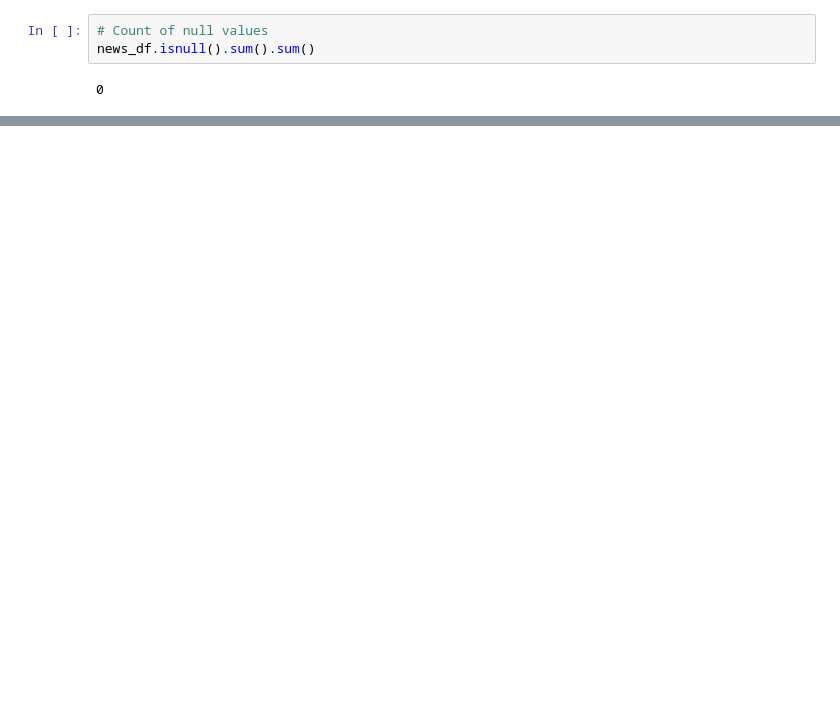
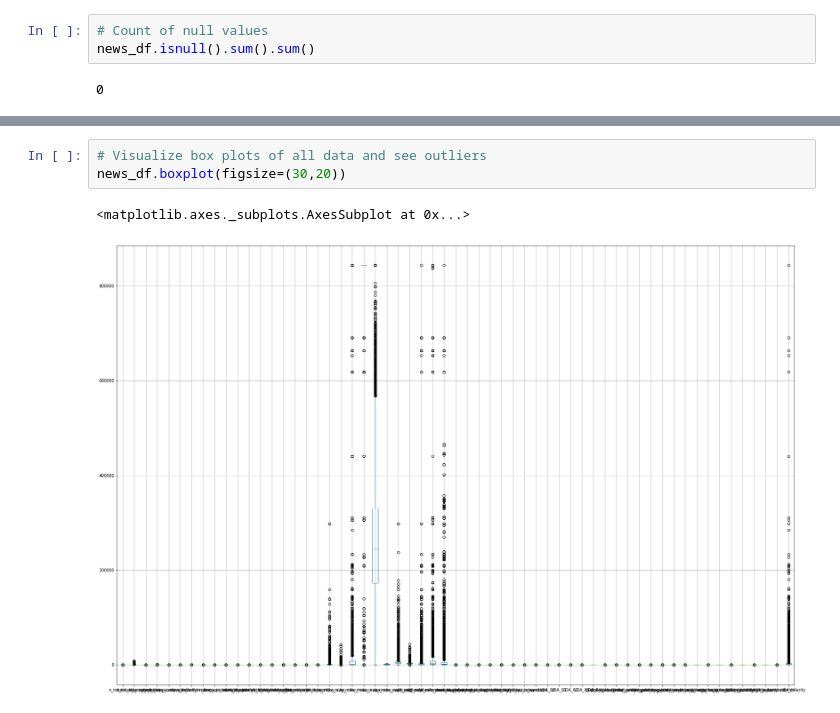
Before and after one commit to Jeffchiucp/MS-Machine-Learning, a Jupyter notebook: Regression_and_Classification_of_Sharing_Online_News.ipynb, the cells around one changed output, grey strips where cells are left out. Drawn from its saved outputs; the diff is of its cells as text; blank space fills up the shorter version.

```diff
--- a/Regression_and_Classification_of_Sharing_Online_News.ipynb
+++ b/Regression_and_Classification_of_Sharing_Online_News.ipynb
@@ -159,0 +240,6 @@ news_df.isnull().sum().sum()
+# %%
+# Visualize box plots of all data and see outliers
+news_df.boxplot(figsize=(30,20))
+# %% [output]
+<matplotlib.axes._subplots.AxesSubplot at 0x...>
+[figure, added]
```
Also changed, not shown: parts of 15 cells of this notebook.
